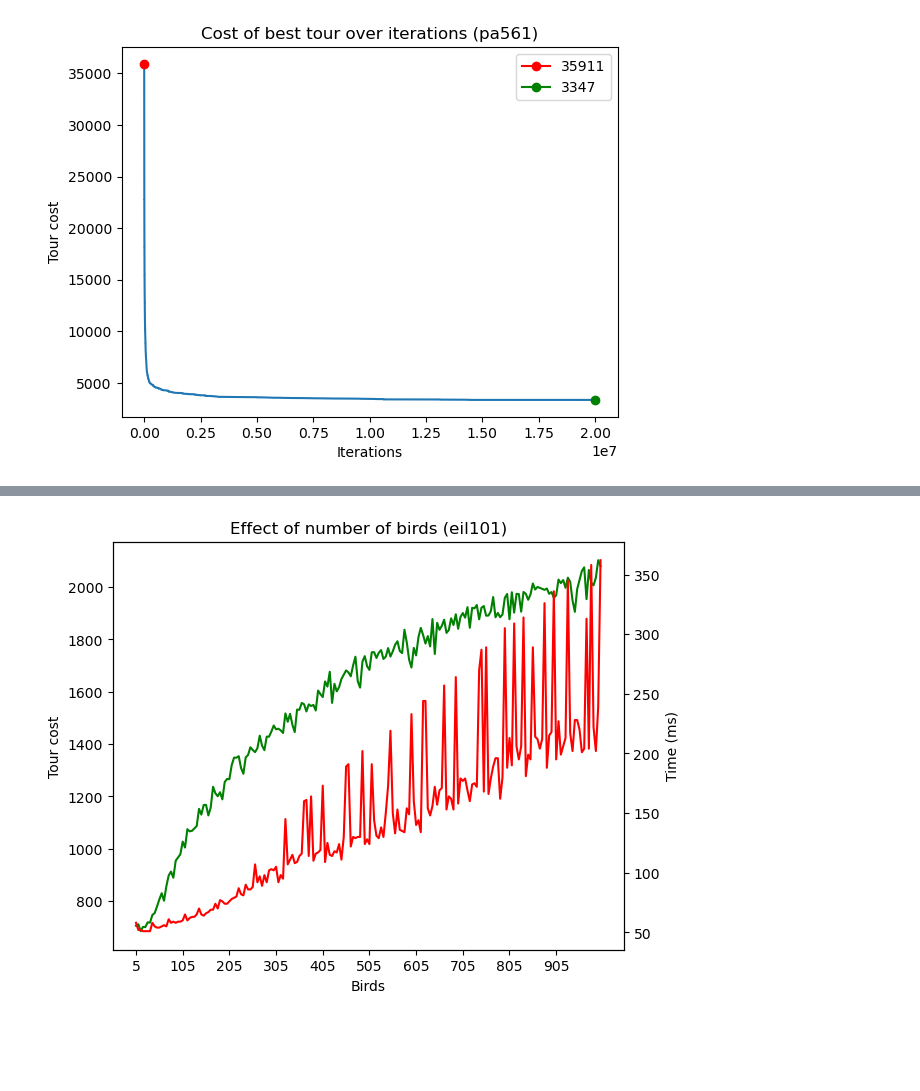
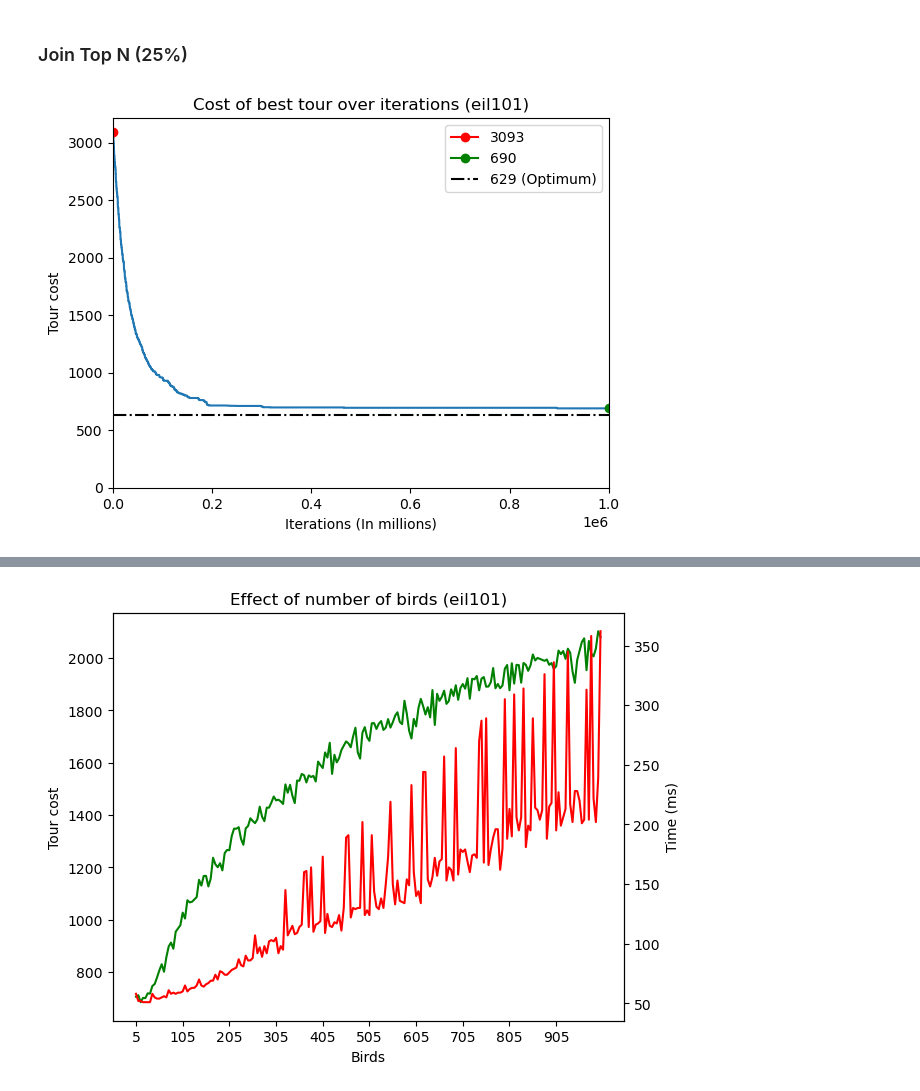
Before and after one commit to TimCares/AFB-Metaheuristic, a Jupyter notebook: src/vis/vis.ipynb, the cells around one changed output, grey strips where cells are left out. Drawn from its saved outputs; the diff is of its cells as text; code cells hidden in the pictures; blank space fills up the shorter version.

```diff
--- a/src/vis/vis.ipynb
+++ b/src/vis/vis.ipynb
@@ -20,12 +29,17 @@ plt.show()
-# %%
-data = pd.read_csv(f'{DATA_PATH}pa561 21_10_2023, 03:04.csv', header=None).values
-plt.plot(data)
-plt.plot(0, data[0], marker='o', color='red', label=f'{round(data[0][0])}')
-plt.plot(len(data)-1, data[-1], marker='o', color='green', label=f'{round(data[-1][0])}')
-plt.ylabel('Tour cost')
-plt.xlabel('Iterations')
-plt.title("Cost of best tour over iterations (pa561)")
-plt.legend()
-plt.show()
-# %% [output]
-[figure, removed]
+# %% [markdown]
+### Join Top N (25%)
+# %%
+data = pd.read_csv(f'{DATA_PATH}eil101 04_11_2023, 05:20.csv', header=None).values
+plt.plot(data)
+plt.plot(0, data[0], marker='o', color='red', label=f'{round(data[0][0])}')
+plt.plot(1_000_000, data[1_000_000], marker='o', color='green', label=f'{round(data[1_000_000][0])}')
+plt.axhline(y=629, color='black', linestyle='-.', label='629 (Optimum)')
+plt.ylabel('Tour cost')
+plt.xlabel('Iterations (In millions)')
+plt.ylim(0)
+plt.xlim((0, 1e6))
+plt.title("Cost of best tour over iterations (eil101)")
+plt.legend()
+plt.show()
+# %% [output]
+[figure, added]
```
Also changed, not shown: parts of 11 cells of this notebook, 13 other files.
